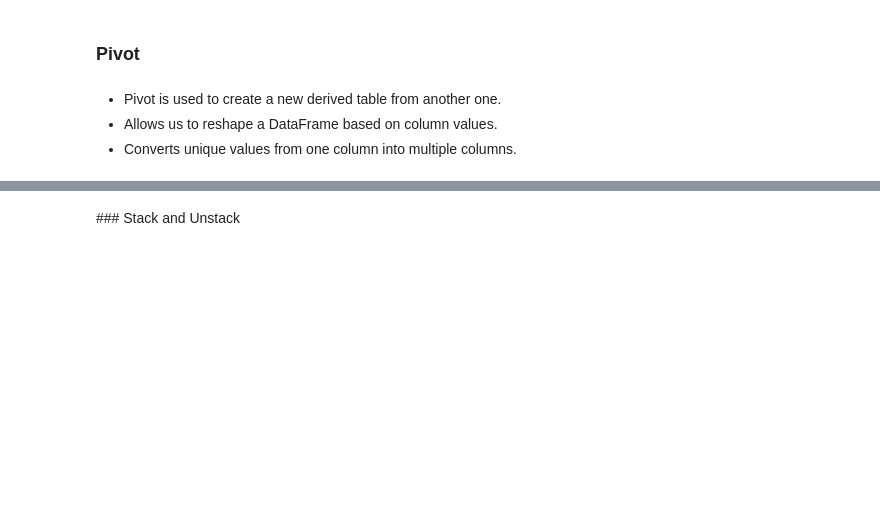
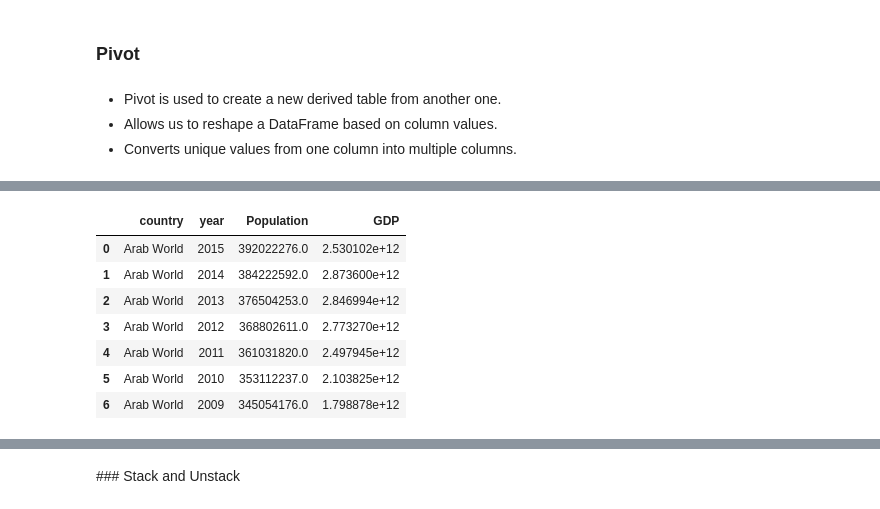
Before and after one commit to TebasMartinez/Ironhack-Data-Analytics-Bootcamp-2025, a Jupyter notebook: Week 02 - Data Manipulation/2.3_combining_structuring_data.ipynb, the cells around one changed output, grey strips where cells are left out. Cells and saved outputs as stored; diff of their text form; code cells hidden in the pictures; blank space fills up the shorter version.

```diff
--- a/Week 02 - Data Manipulation/2.3_combining_structuring_data.ipynb
+++ b/Week 02 - Data Manipulation/2.3_combining_structuring_data.ipynb
@@ -206,6 +371,15 @@ import pandas as pd
 url = 'https://raw.githubusercontent.com/data-bootcamp-v4/data/main/worldstats.csv'
 df = pd.read_csv(url)
 # %%
-df.head(1)
+df.head(7)
+# %% [output]
+|  | country | year | Population | GDP |
+| 0 | Arab World | 2015 | 392022276.0 | 2.530102e+12 |
+| 1 | Arab World | 2014 | 384222592.0 | 2.873600e+12 |
+| 2 | Arab World | 2013 | 376504253.0 | 2.846994e+12 |
+| 3 | Arab World | 2012 | 368802611.0 | 2.773270e+12 |
+| 4 | Arab World | 2011 | 361031820.0 | 2.497945e+12 |
+| 5 | Arab World | 2010 | 353112237.0 | 2.103825e+12 |
+| 6 | Arab World | 2009 | 345054176.0 | 1.798878e+12 |
 # %%
 # Pivot the DataFrame to see the GDP based on the country and year
```
Also changed, not shown: parts of 28 cells of this notebook, 6 other files.
